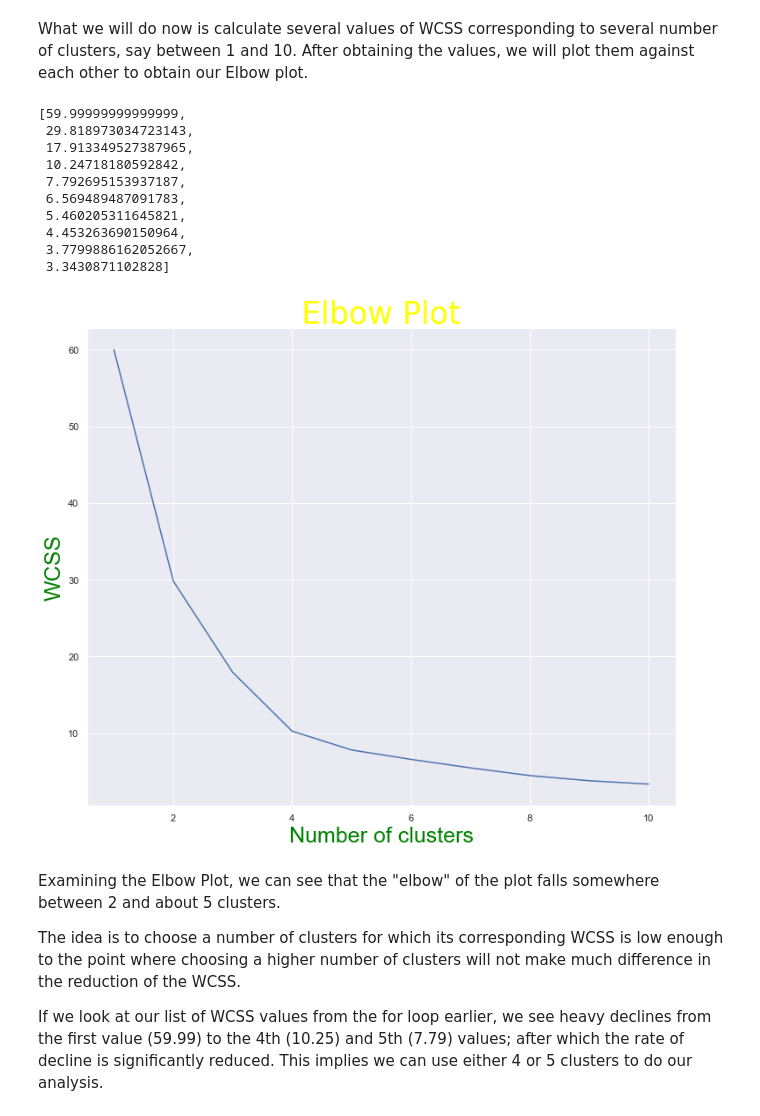
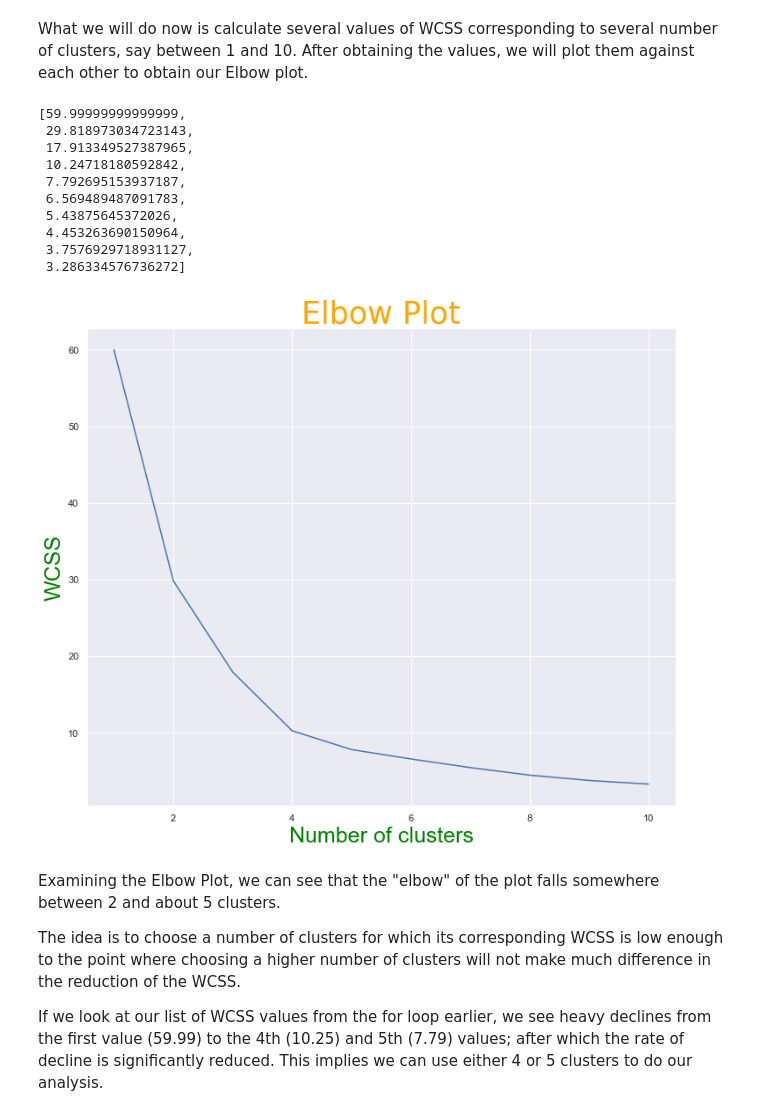
Before and after one commit to UncommonNigerian/customer-segmentation, a Jupyter notebook: Customer Segmentation for a Retail Store/Goriola's Clustering Analysis for Customer Segmentation for a Retail Store.ipynb, the cells around one changed output. Drawn from its saved outputs; the diff is of its cells as text; code cells hidden in the pictures.

```diff
--- a/Customer Segmentation for a Retail Store/Goriola's Clustering Analysis for Customer Segmentation for a Retail Store.ipynb
+++ b/Customer Segmentation for a Retail Store/Goriola's Clustering Analysis for Customer Segmentation for a Retail Store.ipynb
@@ -16,7 +16,7 @@ from sklearn.cluster import KMeans
 ## Load the raw data
 # %%
 # We will now load the data from the .csv file in the project folder and store it in a data frame called raw_data.
-raw_data = pd.read_csv ('/Users/GoriPNEUMA/Desktop/Jet Drive/PERSONAL DEVELOPMENT/The Data Science Course 2020 - All Resources/Part_5_Advanced_Statistical_Methods_(Machine_Learning)/S38_L265/3.12. Example.csv')
+raw_data = pd.read_csv ('/Users/GoriPNEUMA/Documents/DataSpell Files/My Portfolio/K-Means Clustering Project 1/Customer Segmentation for a Retail Store/Customer Satisfaction and Loyalty Scores.csv')
 
 # We will explore the top 10 rows of the data frame to see what our data looks like.
 raw_data.head(10)
@@ -247,21 +247,21 @@ wcss
  10.24718180592842,
  7.792695153937187,
  6.569489487091783,
- 5.460205311645821,
+ 5.43875645372026,
  4.453263690150964,
- 3.7799886162052667,
- 3.3430871102828]
+ 3.7576929718931127,
+ 3.286334576736272]
 # %%
 # Let's now plot the number of clusters vs WCSS:
 
 plt.figure(figsize=(12,10))
 plt.plot(range(1,11),wcss) # Plot of 1 - 10 clusters vs WCSS for each number.
-plt.title("Elbow Plot", size=35, font="bold", c="yellow")
+plt.title("Elbow Plot", size=35, font="sans_bold", c="orange")
 plt.xlabel('Number of clusters', size=25, c="green")
 plt.ylabel('WCSS', size=25, c="green")
 plt.show()
 # %% [output]
-[figure, old version]
+[figure, new version]
 # %% [markdown]
 Examining the Elbow Plot, we can see that the "elbow" of the plot falls somewhere between 2 and about 5 clusters.
 
```
Also changed, not shown: parts of 5 cells of this notebook.
